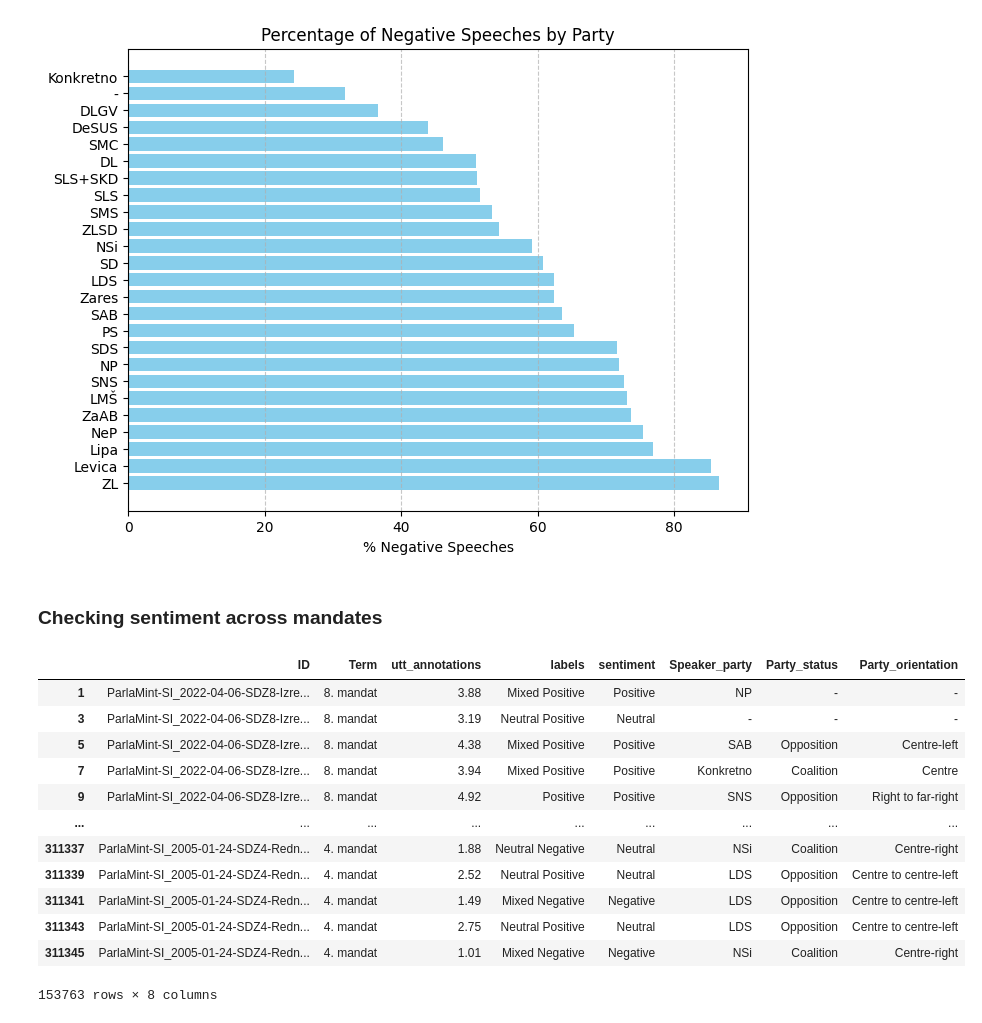
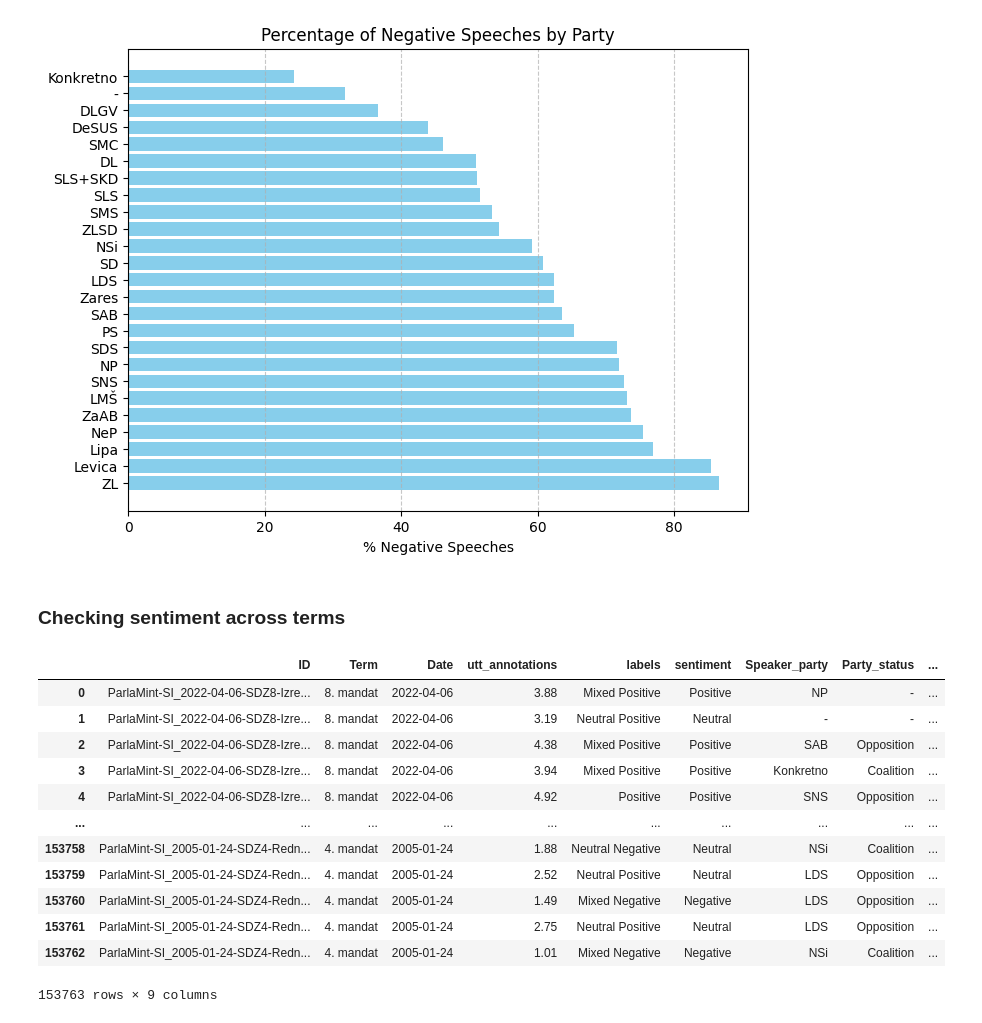
Before and after one commit to katjameden/ParlaMint_Sentiment, a Jupyter notebook: Aggregation/Notebooks/Sentiment_Analysis/Analysis.ipynb, the cells around one changed output. Cells and saved outputs as stored; diff of their text form; code cells hidden in the pictures.

```diff
--- a/Aggregation/Notebooks/Sentiment_Analysis/Analysis.ipynb
+++ b/Aggregation/Notebooks/Sentiment_Analysis/Analysis.ipynb
@@ -44,7 +44,7 @@ Political parties:
 - % of speeches
 - political orientations
 # %%
-utt_filter = utt[utt['Speaker_role'] == 'Regular']
+utt_filter = utt[utt['Speaker_role'] == 'Regular'].reset_index()
 utt_procedural = utt[utt['Speaker_role'] != 'Regular']
 
 
@@ -241,24 +244,24 @@ plt.show()
 # %% [output]
 [figure]
 # %% [markdown]
-### Checking sentiment across mandates
+### Checking sentiment across terms
 # %%
-mandates = utt_filter[['ID', 'Term', 'utt_annotations', 'labels', 'sentiment', 'Speaker_party', 'Party_status', 'Party_orientation']]
+mandates = utt_filter[['ID', 'Term', 'Date', 'utt_annotations', 'labels', 'sentiment', 'Speaker_party', 'Party_status', 'Party_orientation']]
 mandates
 # %% [output]
-|  | ID | Term | utt_annotations | labels | sentiment | Speaker_party | Party_status | Party_orientation |
-| 1 | ParlaMint-SI_2022-04-06-SDZ8-Izre... | 8. mandat | 3.88 | Mixed Positive | Positive | NP | - | - |
-| 3 | ParlaMint-SI_2022-04-06-SDZ8-Izre... | 8. mandat | 3.19 | Neutral Positive | Neutral | - | - | - |
-| 5 | ParlaMint-SI_2022-04-06-SDZ8-Izre... | 8. mandat | 4.38 | Mixed Positive | Positive | SAB | Opposition | Centre-left |
-| 7 | ParlaMint-SI_2022-04-06-SDZ8-Izre... | 8. mandat | 3.94 | Mixed Positive | Positive | Konkretno | Coalition | Centre |
-| 9 | ParlaMint-SI_2022-04-06-SDZ8-Izre... | 8. mandat | 4.92 | Positive | Positive | SNS | Opposition | Right to far-right |
-| ... | ... | ... | ... | ... | ... | ... | ... | ... |
-| 311337 | ParlaMint-SI_2005-01-24-SDZ4-Redn... | 4. mandat | 1.88 | Neutral Negative | Neutral | NSi | Coalition | Centre-right |
-| 311339 | ParlaMint-SI_2005-01-24-SDZ4-Redn... | 4. mandat | 2.52 | Neutral Positive | Neutral | LDS | Opposition | Centre to centre-left |
-| 311341 | ParlaMint-SI_2005-01-24-SDZ4-Redn... | 4. mandat | 1.49 | Mixed Negative | Negative | LDS | Opposition | Centre to centre-left |
-| 311343 | ParlaMint-SI_2005-01-24-SDZ4-Redn... | 4. mandat | 2.75 | Neutral Positive | Neutral | LDS | Opposition | Centre to centre-left |
-| 311345 | ParlaMint-SI_2005-01-24-SDZ4-Redn... | 4. mandat | 1.01 | Mixed Negative | Negative | NSi | Coalition | Centre-right |
+|  | ID | Term | Date | utt_annotations | labels | sentiment | Speaker_party | Party_status | ... |
+| 0 | ParlaMint-SI_2022-04-06-SDZ8-Izre... | 8. mandat | 2022-04-06 | 3.88 | Mixed Positive | Positive | NP | - | ... |
+| 1 | ParlaMint-SI_2022-04-06-SDZ8-Izre... | 8. mandat | 2022-04-06 | 3.19 | Neutral Positive | Neutral | - | - | ... |
+| 2 | ParlaMint-SI_2022-04-06-SDZ8-Izre... | 8. mandat | 2022-04-06 | 4.38 | Mixed Positive | Positive | SAB | Opposition | ... |
+| 3 | ParlaMint-SI_2022-04-06-SDZ8-Izre... | 8. mandat | 2022-04-06 | 3.94 | Mixed Positive | Positive | Konkretno | Coalition | ... |
+| 4 | ParlaMint-SI_2022-04-06-SDZ8-Izre... | 8. mandat | 2022-04-06 | 4.92 | Positive | Positive | SNS | Opposition | ... |
+| ... | ... | ... | ... | ... | ... | ... | ... | ... | ... |
+| 153758 | ParlaMint-SI_2005-01-24-SDZ4-Redn... | 4. mandat | 2005-01-24 | 1.88 | Neutral Negative | Neutral | NSi | Coalition | ... |
+| 153759 | ParlaMint-SI_2005-01-24-SDZ4-Redn... | 4. mandat | 2005-01-24 | 2.52 | Neutral Positive | Neutral | LDS | Opposition | ... |
+| 153760 | ParlaMint-SI_2005-01-24-SDZ4-Redn... | 4. mandat | 2005-01-24 | 1.49 | Mixed Negative | Negative | LDS | Opposition | ... |
+| 153761 | ParlaMint-SI_2005-01-24-SDZ4-Redn... | 4. mandat | 2005-01-24 | 2.75 | Neutral Positive | Neutral | LDS | Opposition | ... |
+| 153762 | ParlaMint-SI_2005-01-24-SDZ4-Redn... | 4. mandat | 2005-01-24 | 1.01 | Mixed Negative | Negative | NSi | Coalition | ... |
-153763 rows × 8 columns
+153763 rows × 9 columns
 # %%
 import numpy as np
 #Droping the utterances, where the speakers are not affiliated with political parties
```
Also changed, not shown: parts of 12 cells of this notebook, 8 other files.
